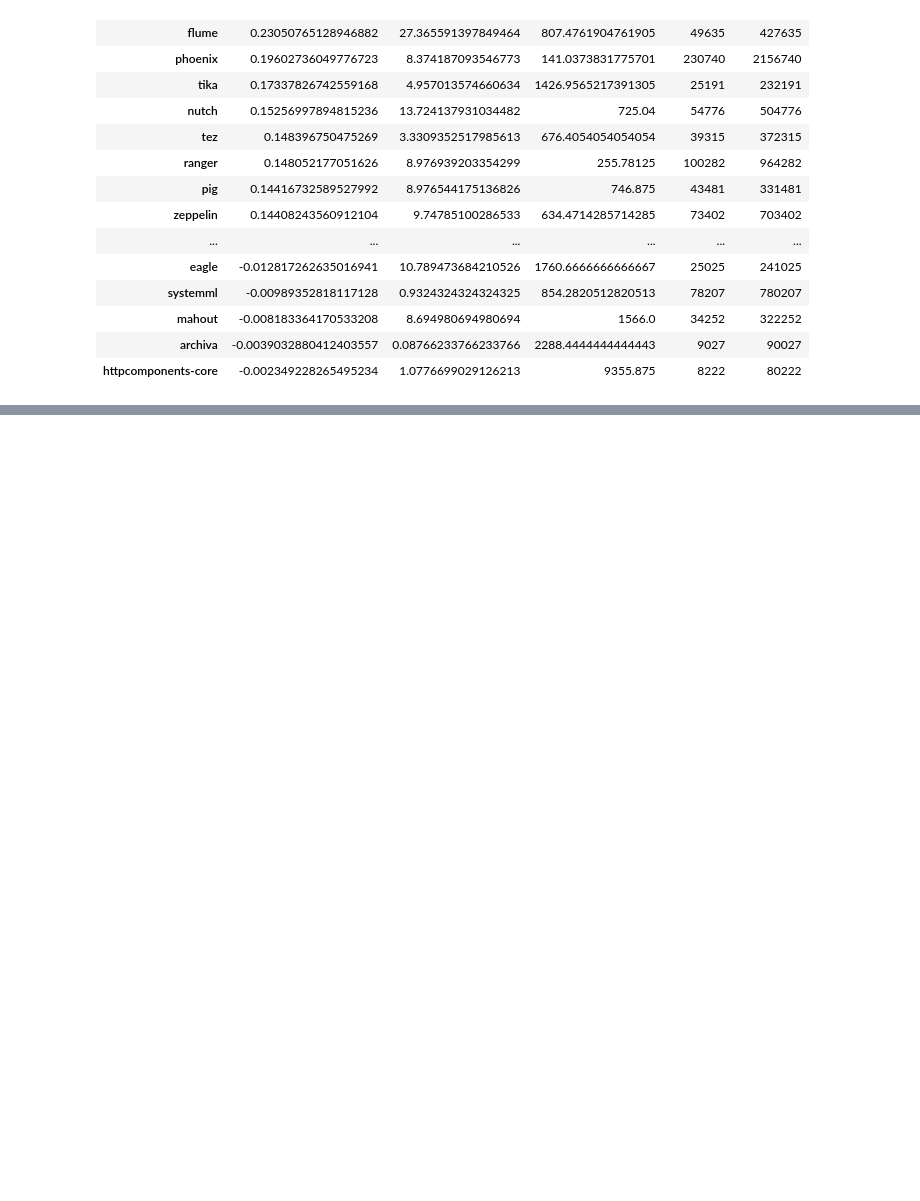
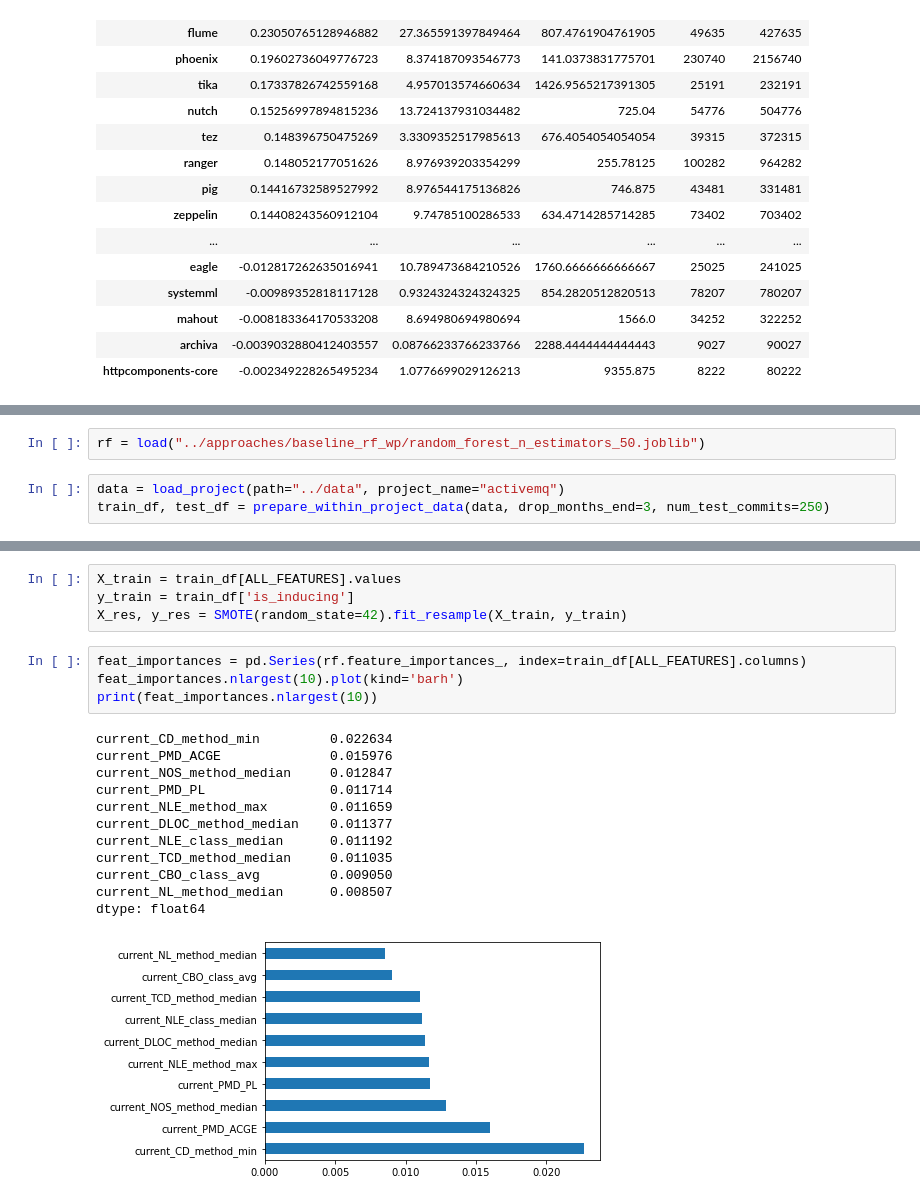
Before and after one commit to smartshark/promise-challenge, a Jupyter notebook: notebooks/Untitled.ipynb, the cells around one changed output, grey strips where cells are left out. Drawn from its saved outputs; the diff is of its cells as text; blank space fills up the shorter version.

Commit message:
feat: 50 best features for random forest extracted

```diff
--- a/notebooks/Untitled.ipynb
+++ b/notebooks/Untitled.ipynb
@@ -609,0 +1789,5 @@ pd.DataFrame(bl_rf8).transpose()
+# %%
+rf = load("../approaches/baseline_rf_wp/random_forest_n_estimators_50.joblib")
+# %%
+data = load_project(path="../data", project_name="activemq")
+train_df, test_df = prepare_within_project_data(data, drop_months_end=3, num_test_commits=250)
@@ -609,0 +1821,21 @@ pd.DataFrame(bl_rf8).transpose()
+# %%
+X_train = train_df[ALL_FEATURES].values
+y_train = train_df['is_inducing']
+X_res, y_res = SMOTE(random_state=42).fit_resample(X_train, y_train)
+# %%
+feat_importances = pd.Series(rf.feature_importances_, index=train_df[ALL_FEATURES].columns)
+feat_importances.nlargest(10).plot(kind='barh')
+print(feat_importances.nlargest(10))
+# %% [output]
+current_CD_method_min         0.022634
+current_PMD_ACGE              0.015976
+current_NOS_method_median     0.012847
+current_PMD_PL                0.011714
+current_NLE_method_max        0.011659
+current_DLOC_method_median    0.011377
+current_NLE_class_median      0.011192
+current_TCD_method_median     0.011035
+current_CBO_class_avg         0.009050
+current_NL_method_median      0.008507
+dtype: float64
+[figure, added]
```
Also changed, not shown: parts of 67 cells of this notebook, 3 other files.
